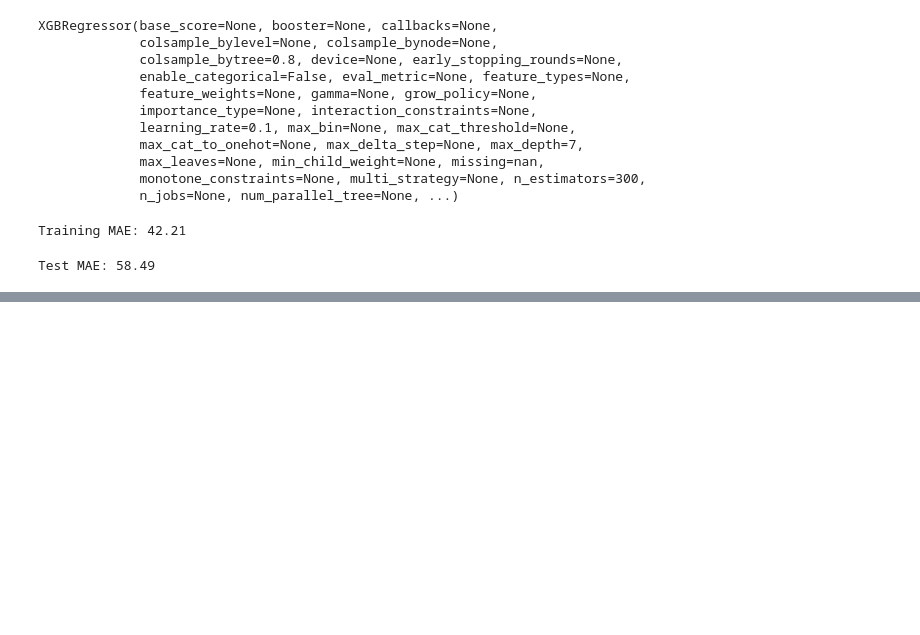
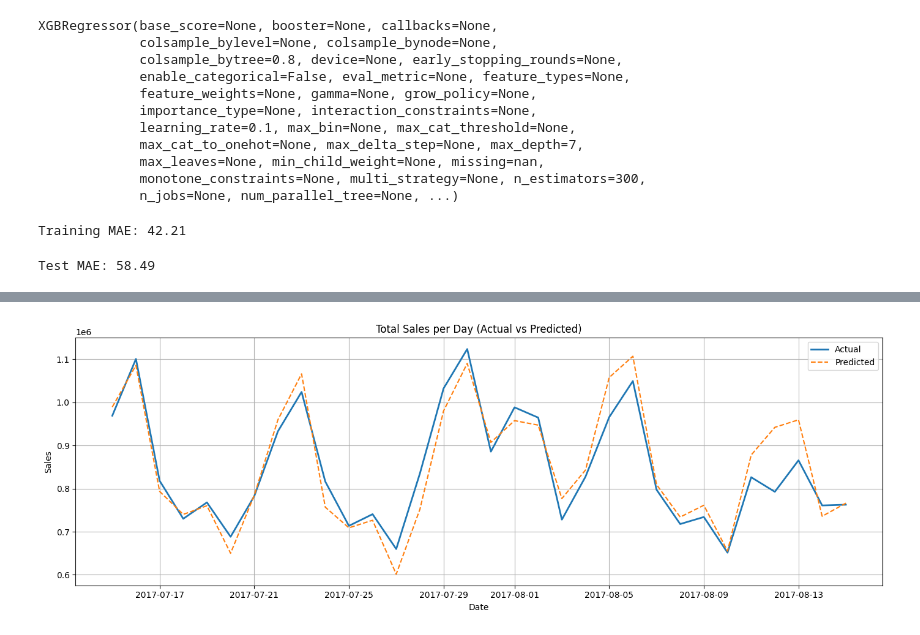
Before and after one commit to gregloos/Store-Sales-Forecasting, a Jupyter notebook: Neural_Forecasting.ipynb, the cells around one changed output, grey strips where cells are left out. Cells and saved outputs as stored; diff of their text form; code cells hidden in the pictures; blank space fills up the shorter version.

```diff
--- a/Neural_Forecasting.ipynb
+++ b/Neural_Forecasting.ipynb
@@ -168,0 +248,21 @@ Test MAE: 58.49
+# %%
+plot_df = val_df.copy()
+plot_df["predicted"] = y_pred
+plot_df["actual"] = y_val
+
+# Group by date and sum to collapse across all store/family combos
+daily = plot_df.groupby("date")[["actual", "predicted"]].sum()
+
+# Plot
+plt.figure(figsize=(14,5))
+plt.plot(daily.index, daily["actual"], label="Actual", linewidth=2)
+plt.plot(daily.index, daily["predicted"], label="Predicted", linestyle="--")
+plt.title("Total Sales per Day (Actual vs Predicted)")
+plt.xlabel("Date")
+plt.ylabel("Sales")
+plt.legend()
+plt.grid(True)
+plt.tight_layout()
+plt.show()
+# %% [output]
+[figure, added]
```
Also changed, not shown: parts of 4 cells of this notebook.
